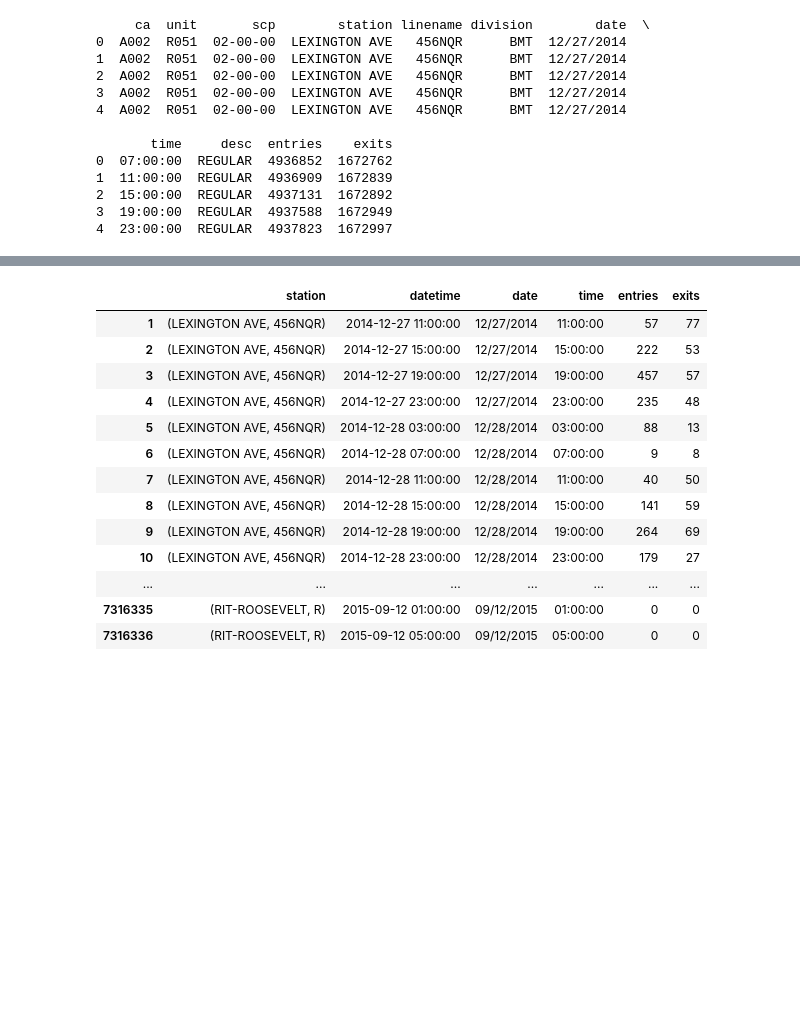
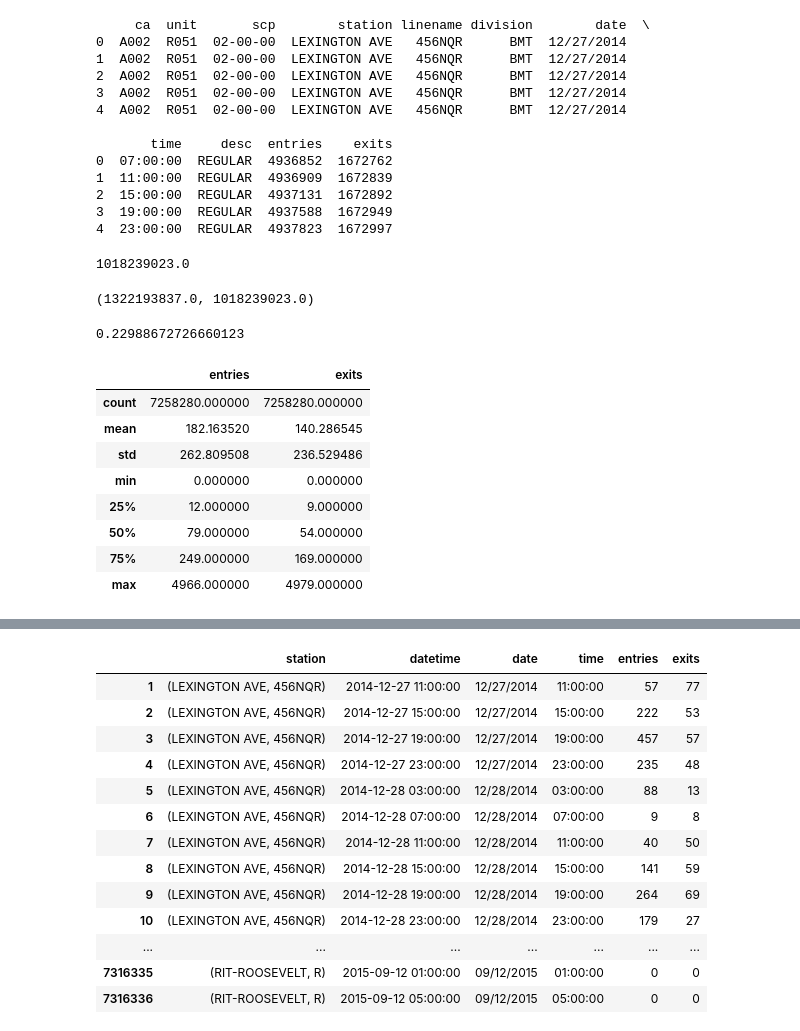
Before and after one commit to Will-So/mta, a Jupyter notebook: 02_Will.ipynb, the cells around one changed output, grey strips where cells are left out. Saved outputs shown, nothing was run; the diff lists cells and outputs as text; code cells hidden in the pictures; blank space fills up the shorter version.

```diff
--- a/02_Will.ipynb
+++ b/02_Will.ipynb
@@ -26,3 +29,27 @@ See the the caveats in the documentation: http://pandas.pydata.org/pandas-docs/s
 2  15:00:00  REGULAR  4937131  1672892
 3  19:00:00  REGULAR  4937588  1672949
 4  23:00:00  REGULAR  4937823  1672997
+# %%
+(df.exits.sum()
+# %% [output]
+1018239023.0
+# %%
+df.entries.sum(), df.exits.sum()
+# %% [output]
+(1322193837.0, 1018239023.0)
+# %%
+(df.entries.sum() -  df.exits.sum()) / df.entries.sum()
+# %% [output]
+0.22988672726660123
+# %%
+df.describe()
+# %% [output]
+|  | entries | exits |
+| count | 7258280.000000 | 7258280.000000 |
+| mean | 182.163520 | 140.286545 |
+| std | 262.809508 | 236.529486 |
+| min | 0.000000 | 0.000000 |
+| 25% | 12.000000 | 9.000000 |
+| 50% | 79.000000 | 54.000000 |
+| 75% | 249.000000 | 169.000000 |
+| max | 4966.000000 | 4979.000000 |
```
Also changed, not shown: parts of 24 cells of this notebook, 1 other file.
